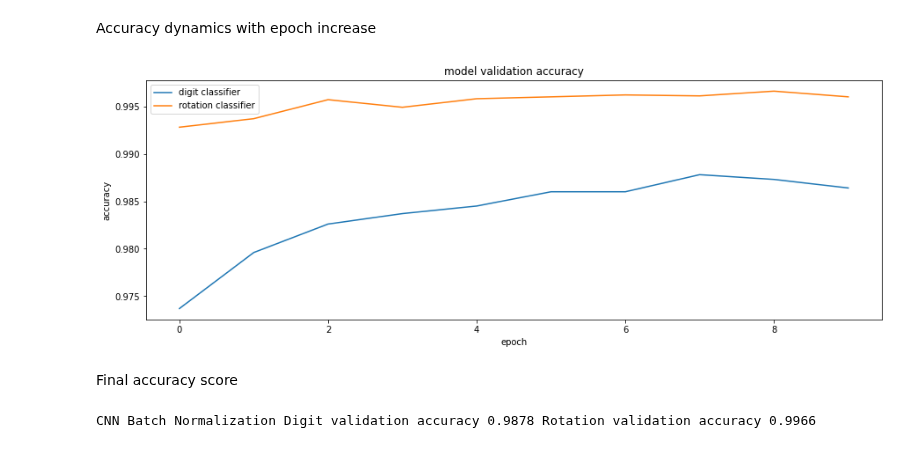
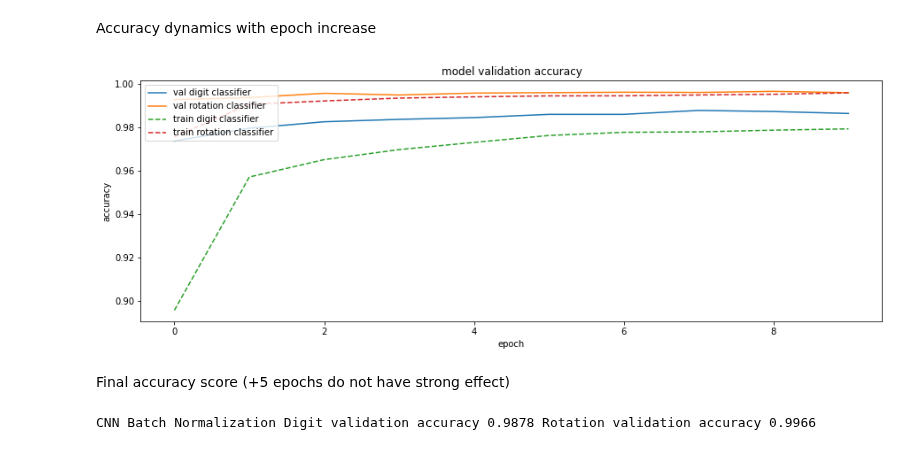
Before and after one commit to PomazkinG/Particle, a Jupyter notebook: DL.ipynb, the cells around one changed output. Drawn from its saved outputs; the diff is of its cells as text; code cells hidden in the pictures.

```diff
--- a/DL.ipynb
+++ b/DL.ipynb
@@ -369,16 +373,18 @@ Accuracy dynamics with epoch increase
 # %%
 plt.figure(figsize=(15,5))
 plt.plot(model_log.history['val_digit_output_accuracy'])
 plt.plot(model_log.history['val_rotation_output_accuracy'])
+plt.plot(model_log.history['digit_output_accuracy'], linestyle='dashed')
+plt.plot(model_log.history['rotation_output_accuracy'], linestyle='dashed')
 plt.title('model validation accuracy')
 plt.ylabel('accuracy')
 plt.xlabel('epoch')
-plt.legend(['digit classifier', 'rotation classifier'], loc='upper left')
+plt.legend(['val digit classifier', 'val rotation classifier', 'train digit classifier', 'train rotation classifier'], loc='upper left')
 plt.show()
 # %% [output]
-[figure, old version]
+[figure, new version]
 # %% [markdown]
-Final accuracy score
+Final accuracy score (+5 epochs do not have strong effect)
 # %%
 print('CNN Batch Normalization Digit validation accuracy', round(max(model_log.history['val_digit_output_accuracy']),4),
         'Rotation validation accuracy', round(max(model_log.history['val_rotation_output_accuracy']),4))
```
Also changed, not shown: parts of 1 cell of this notebook.
